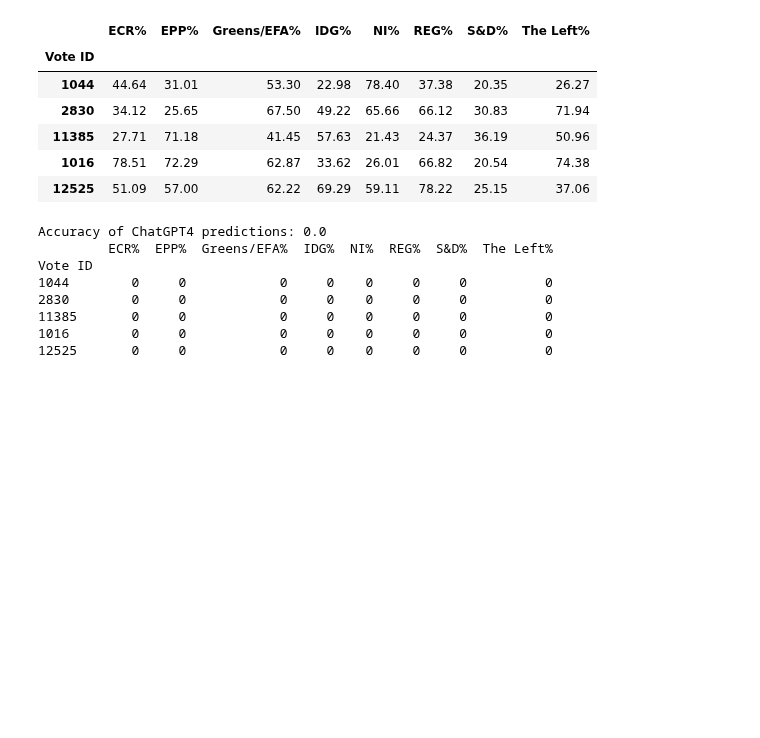
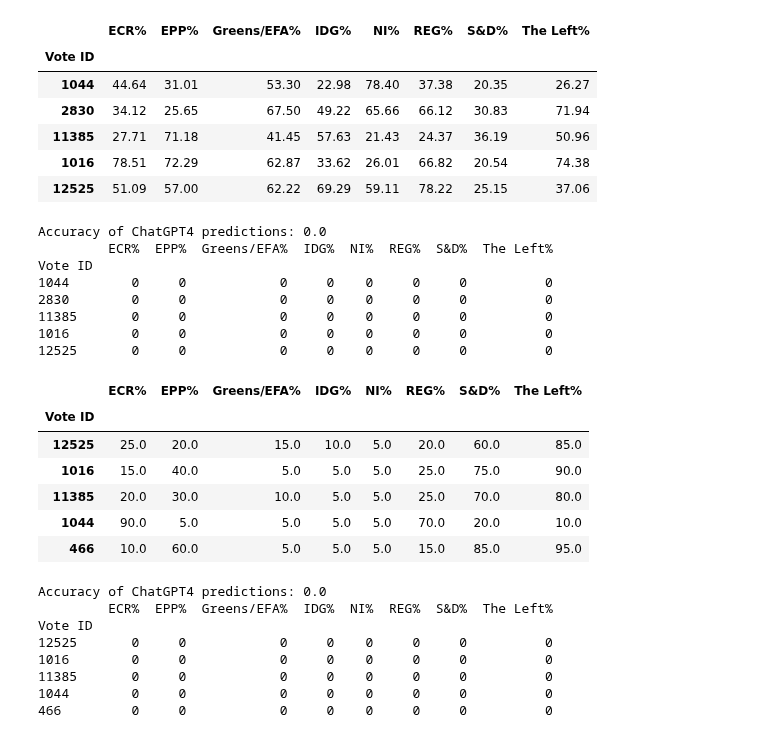
Before and after one commit to izu457/Thesis_Finetuning_GPT3.5_Political_Stance, a Jupyter notebook: Fine-Tuned Classifier.ipynb, the cells around one changed output. Cells and saved outputs as stored; diff of their text form; code cells hidden in the pictures; blank space fills up the shorter version.

Commit message:
added GPT3.5 predictions (10)

```diff
--- a/Fine-Tuned Classifier.ipynb
+++ b/Fine-Tuned Classifier.ipynb
@@ -198,0 +195,30 @@ Vote ID
+# %%
+# Calculate accuracy of ChatGPT3.5 predictions
+
+# load ChatGPT3.5 predictions
+gpt35 = pd.read_csv('data/pred_GPT35_10.csv')
+
+# set Vote ID as index
+gpt35.set_index('Vote ID', inplace=True)
+display(gpt35.head())
+
+# calculate accuracy of ChatGPT4 predictions
+accuracy_gpt35 = accuracy_df(voted_docs_final, gpt35, 0.05)
+print(f"Accuracy of ChatGPT4 predictions: {accuracy_gpt4[0]}")
+print(accuracy_gpt35[1].head())
+# %% [output]
+|  | ECR% | EPP% | Greens/EFA% | IDG% | NI% | REG% | S&D% | The Left% |
+| Vote ID |  |  |  |  |  |  |  |  |
+| 12525 | 25.0 | 20.0 | 15.0 | 10.0 | 5.0 | 20.0 | 60.0 | 85.0 |
+| 1016 | 15.0 | 40.0 | 5.0 | 5.0 | 5.0 | 25.0 | 75.0 | 90.0 |
+| 11385 | 20.0 | 30.0 | 10.0 | 5.0 | 5.0 | 25.0 | 70.0 | 80.0 |
+| 1044 | 90.0 | 5.0 | 5.0 | 5.0 | 5.0 | 70.0 | 20.0 | 10.0 |
+| 466 | 10.0 | 60.0 | 5.0 | 5.0 | 5.0 | 15.0 | 85.0 | 95.0 |
+Accuracy of ChatGPT4 predictions: 0.0
+         ECR%  EPP%  Greens/EFA%  IDG%  NI%  REG%  S&D%  The Left%
+Vote ID
+12525       0     0            0     0    0     0     0          0
+1016        0     0            0     0    0     0     0          0
+11385       0     0            0     0    0     0     0          0
+1044        0     0            0     0    0     0     0          0
+466         0     0            0     0    0     0     0          0
```
Also changed, not shown: parts of 1 cell of this notebook.
